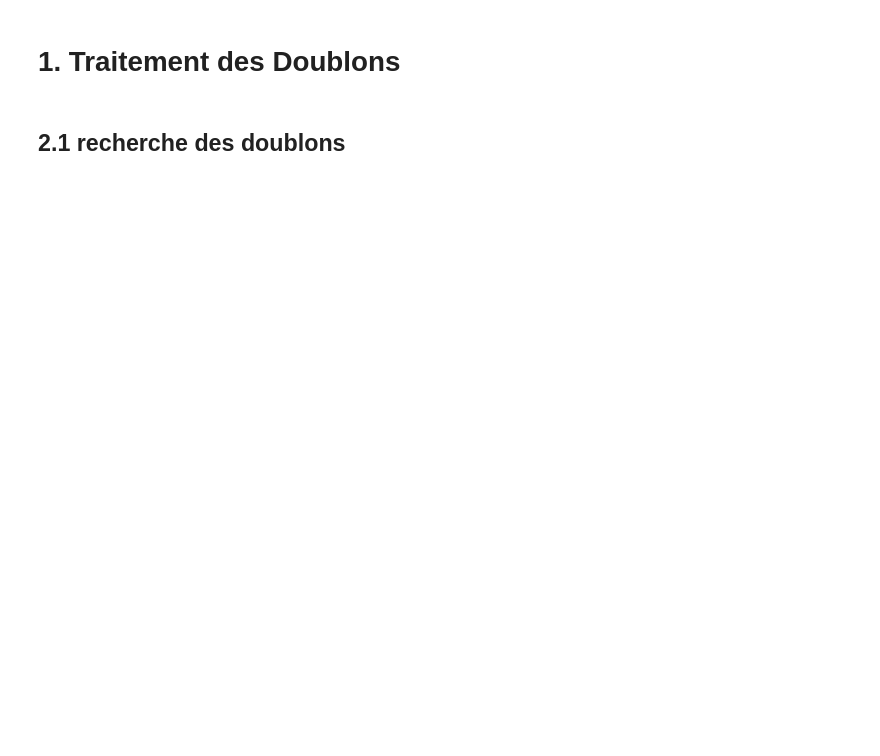
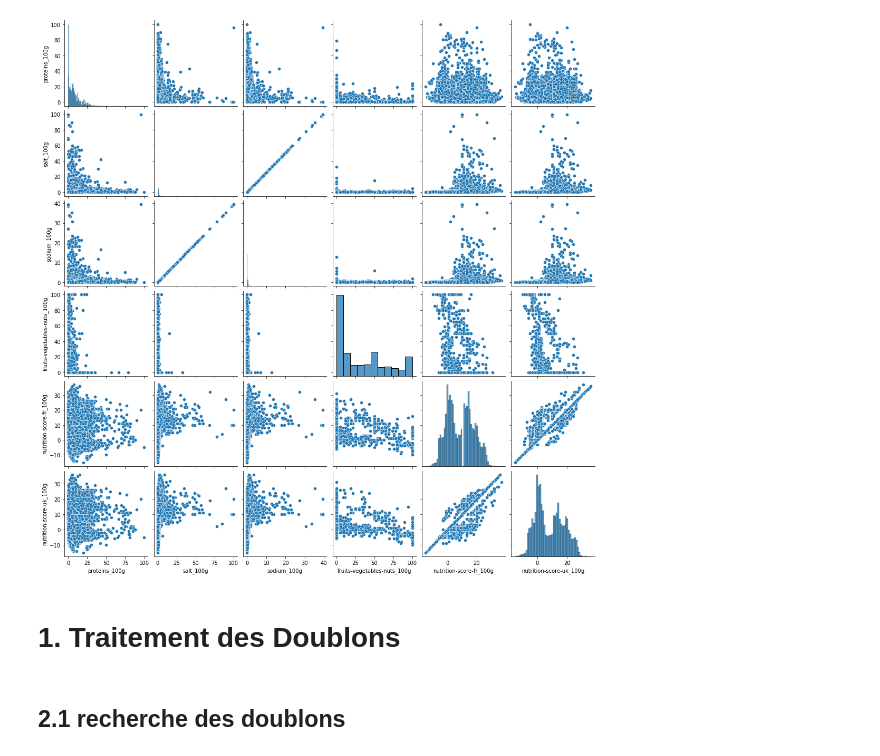
Before and after one commit to MarieDeSmedt/FoodFlix, a Jupyter notebook: notebook/Data_clean.ipynb, the cells around one changed output. Drawn from its saved outputs; the diff is of its cells as text; code cells hidden in the pictures; blank space fills up the shorter version.

```diff
--- a/notebook/Data_clean.ipynb
+++ b/notebook/Data_clean.ipynb
@@ -38,3 +45,9 @@ Index(['product_name', 'energy_100g', 'sugars_100g', 'fiber_100g',
+# %%
+df_corr2 = int_float_df.loc[:,columns2]
+sns.pairplot(df_corr2)
+plt.show()
+# %% [output]
+[figure, added]
 # %% [markdown]
 # 1. Traitement des Doublons
 # %% [markdown]
```
Also changed, not shown: parts of 17 cells of this notebook, 2 other files.
